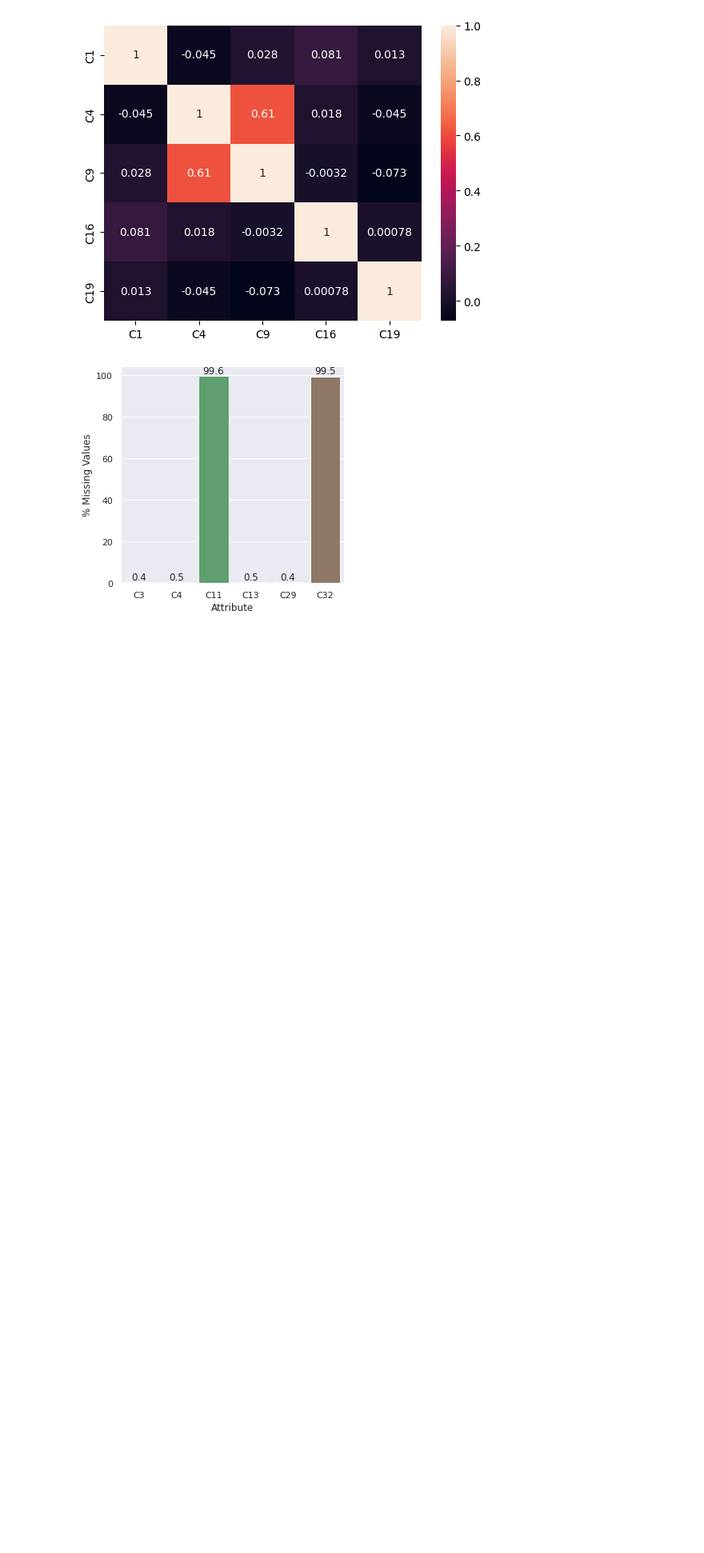
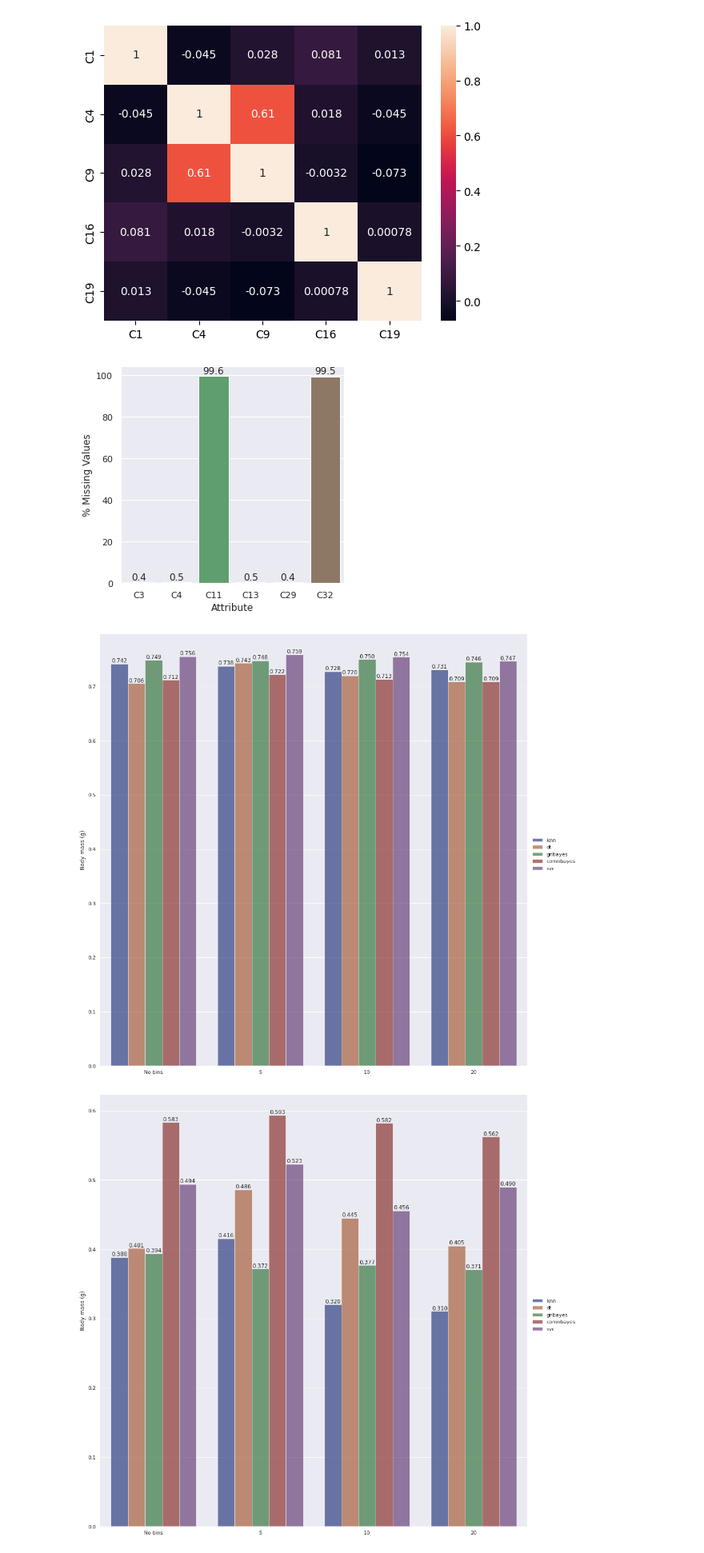
Before and after one commit to Moritz-Bergemann/DM-Assignment, a Jupyter notebook: generate_graphics.ipynb, the cells around one changed output. Shown at 80% size. Cells and saved outputs as stored; diff of their text form; code cells hidden in the pictures; blank space fills up the shorter version.

Commit message:
Feat: Graphics generation

```diff
--- a/generate_graphics.ipynb
+++ b/generate_graphics.ipynb
@@ -96,3 +96,59 @@ plt.show()
 # plt.show()
 # %% [output]
 [figure]
+# %%
+import pickle
+import seaborn as sns
+from matplotlib import pyplot as plt
+
+#####
+## EXPERIMENT 1
+#####
+
+with open("./experiment_logs/experiment1.pickle", 'rb') as f:
+    results = pickle.load(f)
+
+sns.set(rc={
+    'figure.figsize':(20,10),
+})
+
+## Best scores
+g = sns.catplot(
+    data=results, kind="bar",
+    x="bins", y="best_score", hue="model",
+    ci="sd", palette="dark", alpha=.6, height=6, size=14,
+)
+g.despine(left=True)
+g.set_axis_labels("", "Body mass (g)")
+g.legend.set_title("")
+
+ax = g.facet_axis(0, 0)
+
+# iterate through the axes containers
+for c in ax.containers:
+    labels = [f'{v.get_height():.3f}' for v in c]
+    ax.bar_label(c, labels=labels, label_type='edge')
+
+plt.show()
+
+## F1 score
+g = sns.catplot(
+    data=results, kind="bar",
+    x="bins", y="f1", hue="model",
+    ci="sd", palette="dark", alpha=.6, height=6, size=14,
+)
+g.despine(left=True)
+g.set_axis_labels("", "Body mass (g)")
+g.legend.set_title("")
+
+ax = g.facet_axis(0, 0)
+
+# iterate through the axes containers
+for c in ax.containers:
+    labels = [f'{v.get_height():.3f}' for v in c]
+    ax.bar_label(c, labels=labels, label_type='edge')
+
+plt.show()
+# %% [output]
+[figure, added]
+[figure, added]
```
Also changed, not shown: parts of 3 cells of this notebook.
